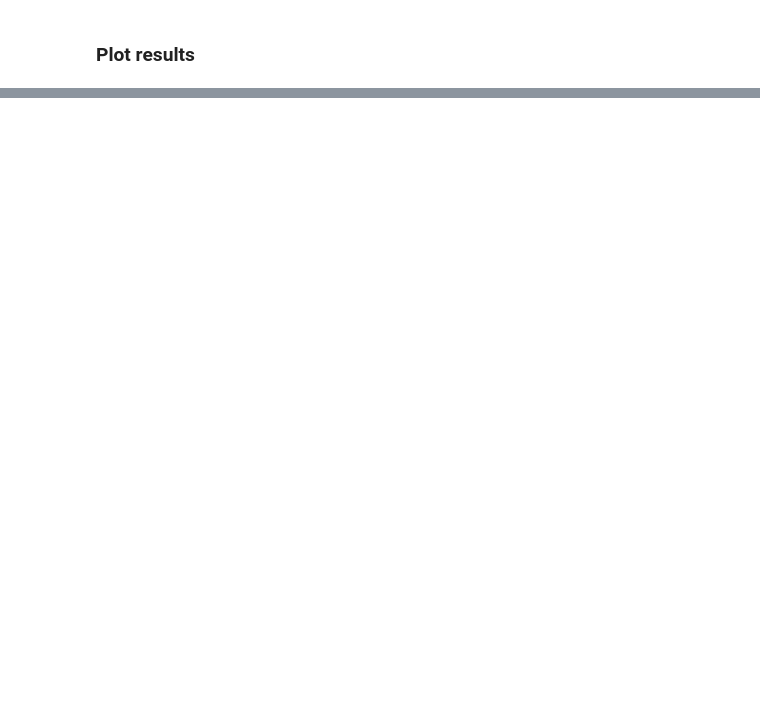
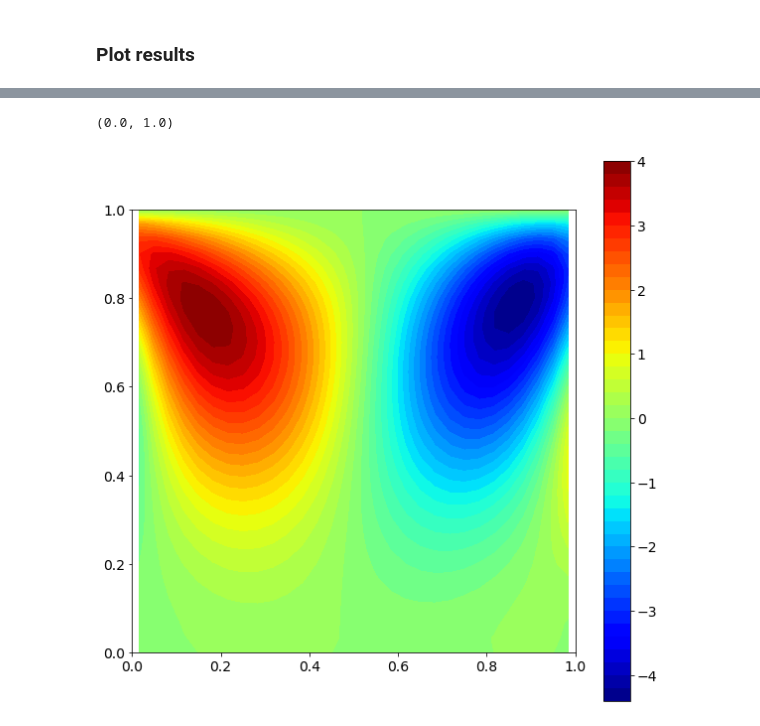
Before and after one commit to BYUignite/CFD_from_scratch, a Jupyter notebook: CFD_collocated.ipynb, the cells around one changed output, grey strips where cells are left out. Saved outputs shown, nothing was run; the diff lists cells and outputs as text; code cells hidden in the pictures; blank space fills up the shorter version.

```diff
--- a/CFD_collocated.ipynb
+++ b/CFD_collocated.ipynb
@@ -789,0 +809,14 @@ plt.contourf(X,Y,vf[:,:-1])
+# %%
+XX,YY = np.meshgrid(x,np.linspace(0,Ly,ny+1))
+#XX,YY = np.meshgrid(np.linspace(0,Lx,nx+1), y)
+fig, ax1 = plt.subplots(1,1, figsize=(10,10))
+ax1.set_aspect('equal', adjustable='box')
+#img=ax1.contourf(X,Y,((vf[:,:-1]+vf[:,1:])/2).T,50, cmap='jet')
+img=ax1.contourf(XX,YY,vf.T,50, cmap='jet')
+#img=ax1.contourf(XX,YY,uf.T,50, cmap='jet')
+fig.colorbar(img)
+ax1.set_xlim([0,Lx])
+ax1.set_ylim([0,Ly])
+# %% [output]
+(0.0, 1.0)
+[figure, added]
```
Also changed, not shown: parts of 12 cells of this notebook.
